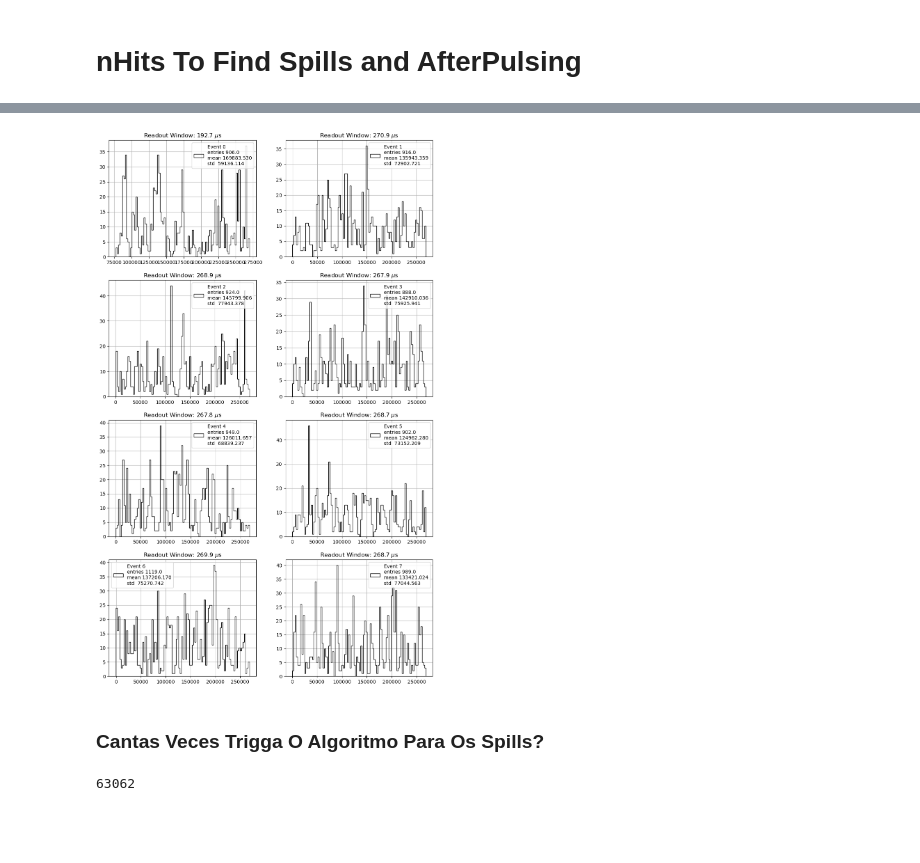
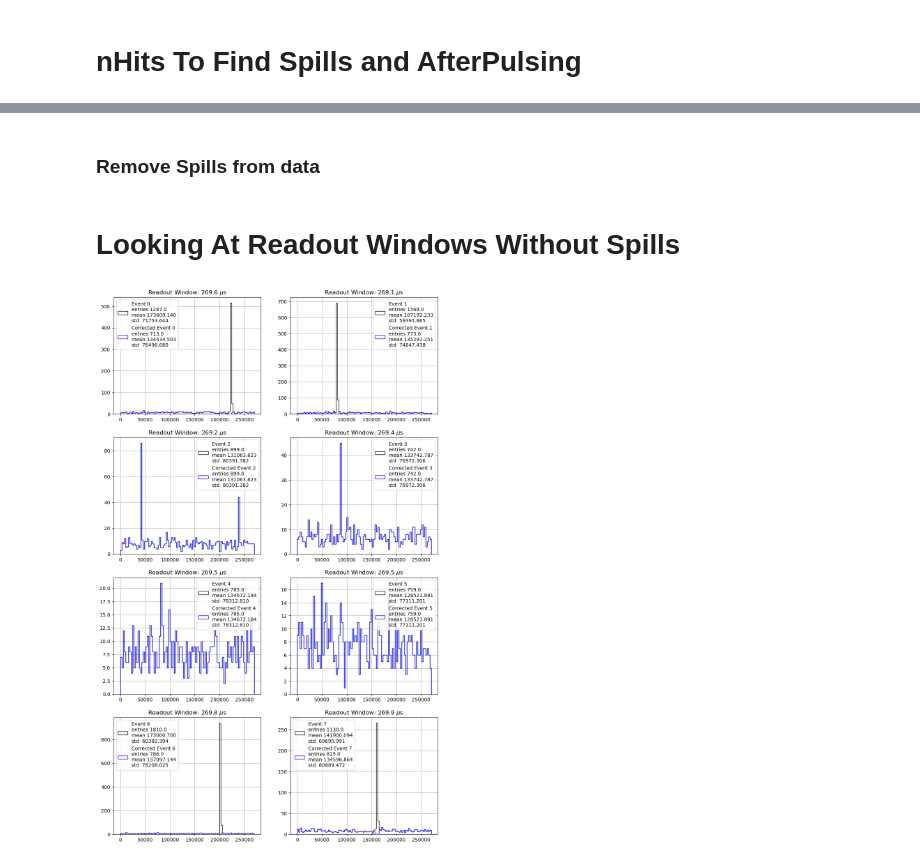
Before and after one commit to DiegoCostas97/AmBe_Data_Analysis, a Jupyter notebook: NB/bakground_run.ipynb, the cells around one changed output, grey strips where cells are left out. Saved outputs shown, nothing was run; the diff lists cells and outputs as text; code cells hidden in the pictures; blank space fills up the shorter version.

```diff
--- a/NB/bakground_run.ipynb
+++ b/NB/bakground_run.ipynb
@@ -153,11 +158,0 @@ This seems to work quite well. Now is time to remove those hits from the readout
-# %%
-noSpill_hit_times = []
-for key, value in tqdm(triggered_spill_hits_index.items(), total=len(triggered_spill_hits_index)):
-    event = key
-    data  = run_times_sorted[event]
-    trigger_indices = np.concatenate(triggered_spill_hits_index.get(event))
-    all_indices     = np.arange(len(data))
-    invalid_indices = np.setdiff1d(all_indices, trigger_indices)
-    noSpill_hit_times.append(data[invalid_indices])
-
-noSpill_hit_times = ak.Array(noSpill_hit_times)
@@ -171,2 +159,21 @@ noSpill_events = [i for i in tqdm(total_events, total=len(total_events)) if i no
-# %%
-corrected_run_times_sorted = ak.sort(ak.concatenate([run_times_sorted[noSpill_events], noSpill_hit_times], axis=0))
+# %% [markdown]
+### Remove Spills from data
+# %%
+def remove_spill(trigger_indices, run_times):
+    corrected_run_times = []
+
+    for i in tqdm(range(len(run_times))):
+        if i in trigger_indices:
+            # Evento con spill → eliminar los índices indicados
+            data = run_times[i]
+            trigger_indices_event = np.concatenate(trigger_indices[i])
+            all_indices           = np.arange(len(data))
+            valid_indices         = np.setdiff1d(all_indices, trigger_indices_event)
+            corrected_run_times.append(data[valid_indices])
+        else:
+            # Evento sin spill → dejar tal cual
+            corrected_run_times.append(run_times[i])
+
+    return ak.Array(corrected_run_times)
+# %%
+bkg__corrected_run_times_sorted = remove_spill(bkg__triggered_spill_hits_index, bkg_run_times_sorted)
@@ -173,12 +182,12 @@ corrected_run_times_sorted = ak.sort(ak.concatenate([run_times_sorted[noSpill_ev
+# %% [markdown]
+# Looking At Readout Windows Without Spills
 # %%
 subplot = pltext.canvas(8)
 
 for i,event in enumerate(range(8)):
     subplot(i+1)
-    data = corrected_run_times_sorted[event]
-    pltext.hist(data, 100, label=f"Event {event}");
-    plt.title(f"Readout Window: {(data[-1] - data[0])*1e-3:.1f} $\mu$s")
+    pltext.hist(bkg_run_times_sorted[event],            100, range=(0, 270e3), label=f"Event {event}");
+    pltext.hist(bkg__corrected_run_times_sorted[event], 100, range=(0, 270e3), label=f"Corrected Event {event}");
+    plt.title(f"Readout Window: {(bkg__corrected_run_times_sorted[event][-1] - bkg__corrected_run_times_sorted[event][0])*1e-3:.1f} $\mu$s")
 # %% [output]
-[figure, old version]
+[figure, new version]
-# %% [markdown]
-### Cantas Veces Trigga O Algoritmo Para Os Spills?
@@ -189,4 +193,0 @@ for key, values in triggered_spill_hits_index.items():
-# %%
-np.sum(total_no_triggers)
-# %% [output]
-63062
```
Also changed, not shown: parts of 17 cells of this notebook, 1 other file.
